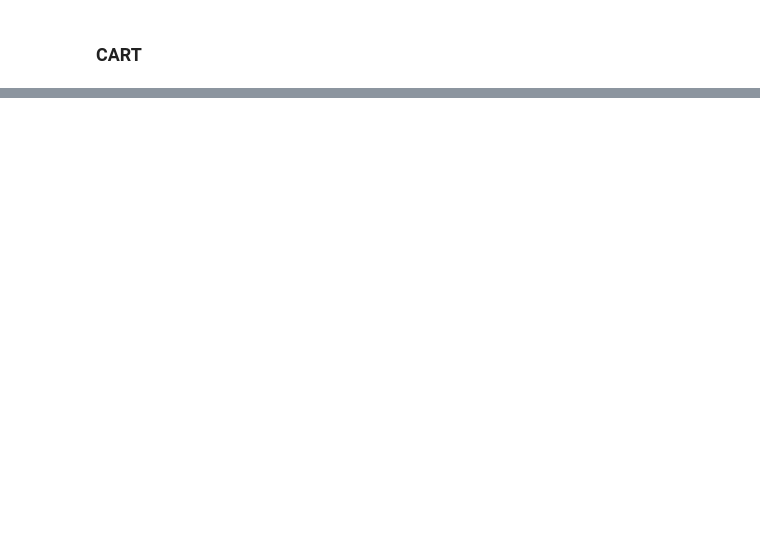
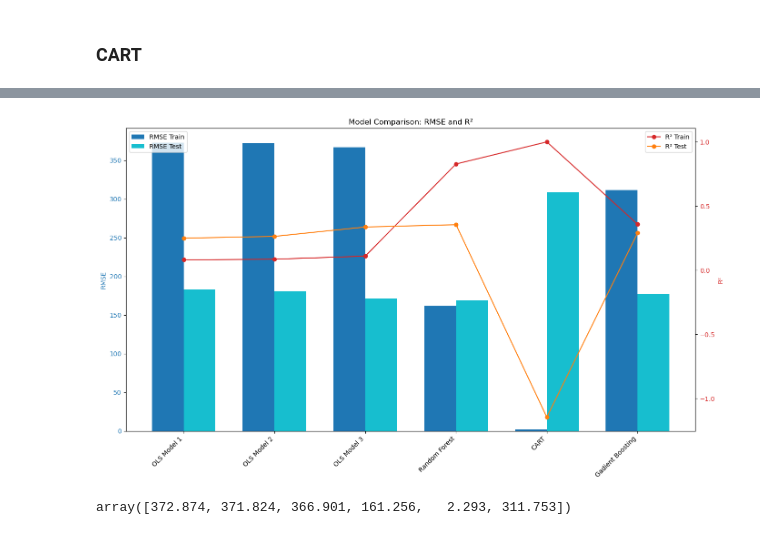
Before and after one commit to thimaipham/2.CEU_DA3_Assignment2, a Jupyter notebook: DA3_Assignment2_ThiMaiPham.ipynb, the cells around one changed output, grey strips where cells are left out. Saved outputs shown, nothing was run; the diff lists cells and outputs as text; code cells hidden in the pictures; blank space fills up the shorter version.

```diff
--- a/DA3_Assignment2_ThiMaiPham.ipynb
+++ b/DA3_Assignment2_ThiMaiPham.ipynb
@@ -437,0 +433,37 @@ results_df
+# %%
+# Extracting RMSE and R2 values and set-up plot
+rmse_train = results_df.loc['RMSE_Train']
+r2_train = results_df.loc['R2_Train']
+rmse_test = results_df.loc['RMSE_Test']
+r2_test = results_df.loc['R2_Test']
+models = results_df.columns
+x_indexes = np.arange(len(models))
+fig, ax1 = plt.subplots(figsize=(14, 8))
+
+# Bar plots for RMSE
+bar_width = 0.35
+ax1.bar(x_indexes - bar_width/2, rmse_train, width=bar_width, label='RMSE Train', color='tab:blue')
+ax1.bar(x_indexes + bar_width/2, rmse_test, width=bar_width, label='RMSE Test', color='tab:cyan')
+ax1.set_ylabel('RMSE', color='tab:blue')
+ax1.set_xticks(x_indexes)
+ax1.set_xticklabels(models, rotation=45, ha="right")
+ax1.legend(loc='upper left')
+ax1.tick_params(axis='y', labelcolor='tab:blue')
+
+# Line plots for R2
+ax2 = ax1.twinx()
+ax2.set_ylabel('R²', color='tab:red')
+ax2.plot(models, r2_train, label='R² Train', color='tab:red', marker='o')
+ax2.plot(models, r2_test, label='R² Test', color='tab:orange', marker='o')
+ax2.tick_params(axis='y', labelcolor='tab:red')
+ax2.legend(loc='upper right')
+
+fig.tight_layout()
+plt.title('Model Comparison: RMSE and R²')
+plt.show()
+# %% [output]
+[figure, added]
+# %%
+results_df.loc['RMSE_Train'].values
+# %% [output]
+array([372.874, 371.824, 366.901, 161.256,   2.293, 311.753])
```
Also changed, not shown: parts of 26 cells of this notebook.
